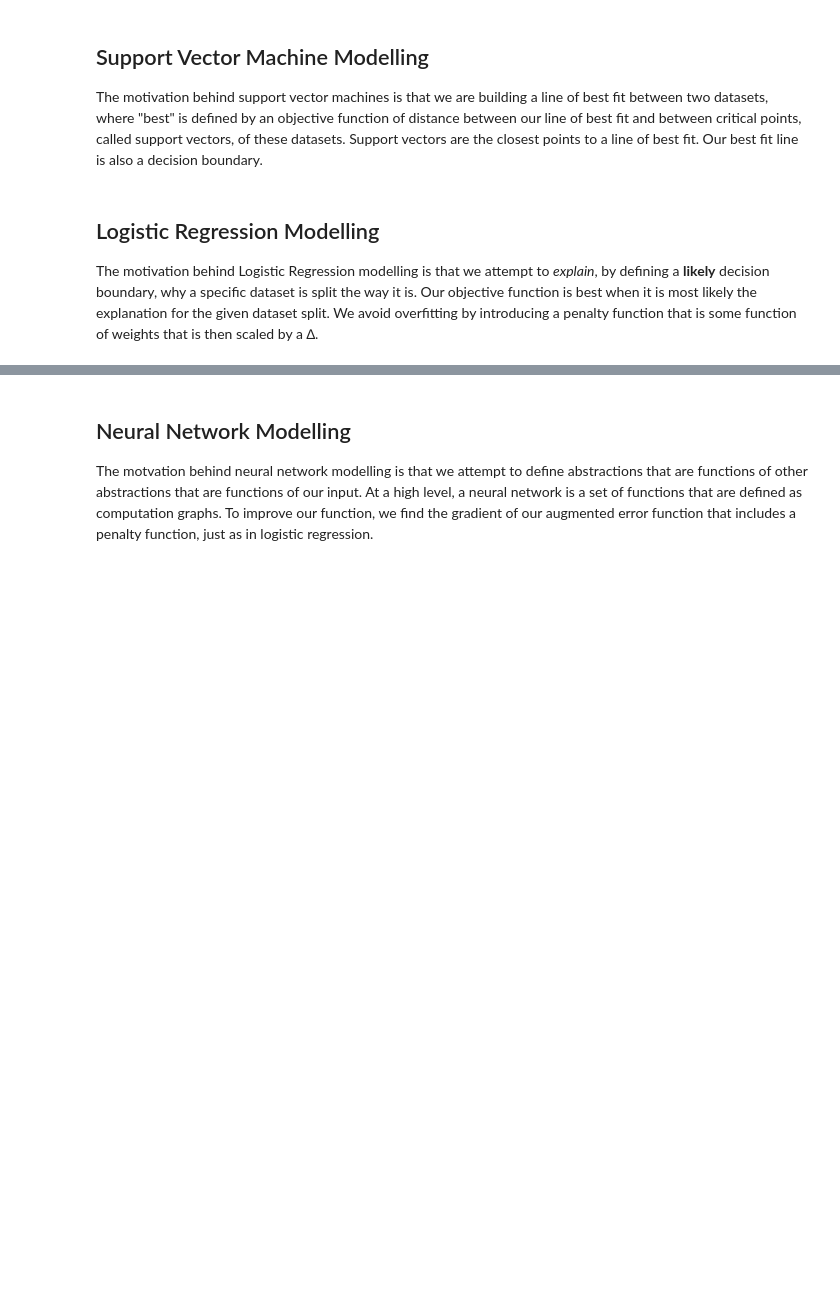
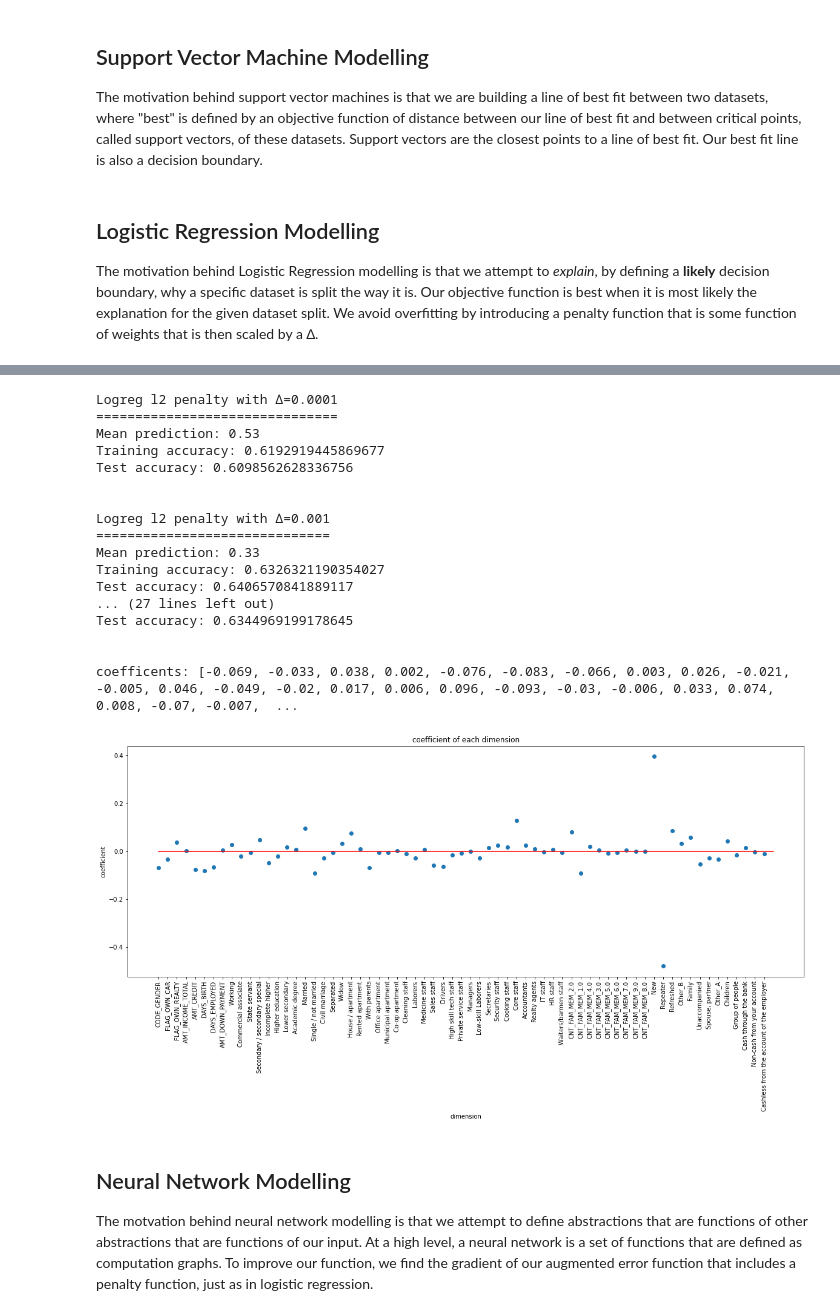
Before and after one commit to DanielHunte/Credit-Analysis, a Jupyter notebook: model-selection.ipynb, the cells around one changed output, grey strips where cells are left out. Drawn from its saved outputs; the diff is of its cells as text; code cells hidden in the pictures; blank space fills up the shorter version.

```diff
--- a/model-selection.ipynb
+++ b/model-selection.ipynb
@@ -338,36 +378,57 @@ logreg_l2_tests = [
     Test(
         name=f'Logreg l2 penalty with ∆={i}',
         X=X,
         y=y,
         algorithm=linear_model.LogisticRegression,
         args={'penalty':'l2', 'solver':'saga', 'C':i}
     )
-    for i in [0.0001]#, 0.001, 0.01, 0.1, 1, 10, 100, 1000]
+    for i in [0.0001, 0.001, 0.01, 0.1, 1, 10]
 ]
 
 
 best_model = None
 best_accuracy = 0
 for test in logreg_l2_tests:
     test.run()
     test.display()
     accuracy = test.get_accuracy()
     if accuracy > best_accuracy:
         best_accuracy = accuracy
         best_model = test.get_model()
 
 print('\n')
+coefs = np.round(best_model.coef_.ravel(),3).tolist()
+print(f'coefficents: {coefs}')
 plt.figure(figsize=(20,7))
 plt.title('coefficient of each dimension')
 plt.scatter(
     df_final.columns[1:].tolist(),  #'1:' to avoid the target variable
-    best_model.coef_.ravel().tolist()
+    coefs
 )
 plt.tick_params(axis='x', rotation = 90)
 plt.xlabel('dimension')
 plt.ylabel('coefficient')
-plt.plot([0,len(best_model.coef_.ravel().tolist())],[0,0],c='red')
+plt.plot([0,len(coefs)],[0,0],c='red')
 plt.show()
+# %% [output]
+Logreg l2 penalty with ∆=0.0001
+===============================
+Mean prediction: 0.53
+Training accuracy: 0.6192919445869677
+Test accuracy: 0.6098562628336756
+
+
+Logreg l2 penalty with ∆=0.001
+==============================
+Mean prediction: 0.33
+Training accuracy: 0.6326321190354027
+Test accuracy: 0.6406570841889117
+... (27 lines left out)
+Test accuracy: 0.6344969199178645
+
+
+coefficents: [-0.069, -0.033, 0.038, 0.002, -0.076, -0.083, -0.066, 0.003, 0.026, -0.021, -0.005, 0.046, -0.049, -0.02, 0.017, 0.006, 0.096, -0.093, -0.03, -0.006, 0.033, 0.074, 0.008, -0.07, -0.007,  ...
+[figure, added]
 # %% [markdown]
 ## Neural Network Modelling
 The motvation behind neural network modelling is that we attempt to define abstractions that are functions of other abstractions that are functions of our input. At a high level, a neural network is a set of functions that are defined as computation graphs. To improve our function, we find the gradient of our augmented error function that includes a penalty function, just as in logistic regression.
```
Also changed, not shown: parts of 1 cell of this notebook.
